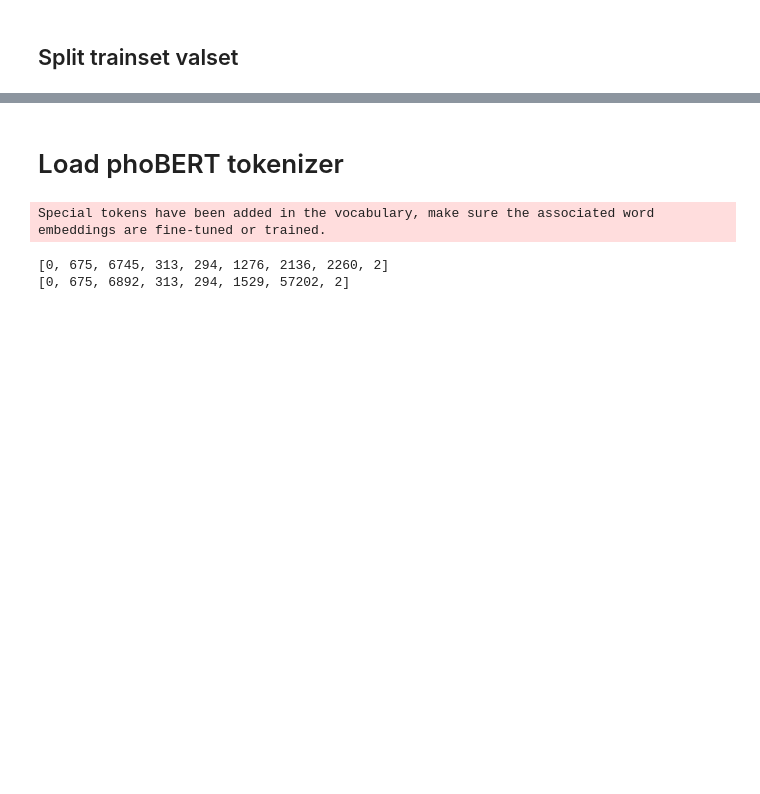
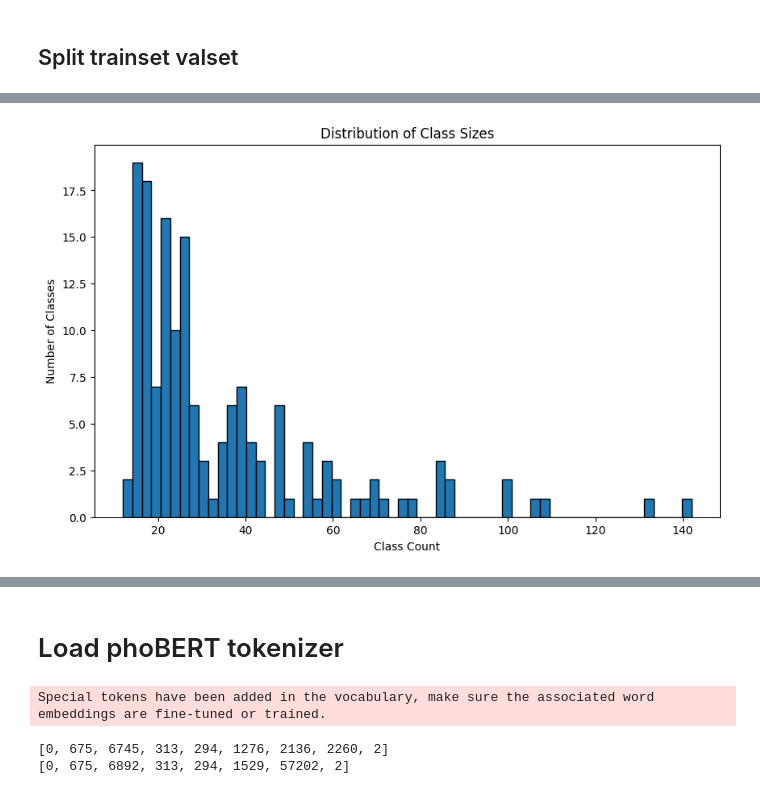
Before and after one commit to duongnghia222/News_classification, a Jupyter notebook: NPL_news_classification_updated.ipynb, the cells around one changed output, grey strips where cells are left out. Drawn from its saved outputs; the diff is of its cells as text; code cells hidden in the pictures; blank space fills up the shorter version.

```diff
--- a/NPL_news_classification_updated.ipynb
+++ b/NPL_news_classification_updated.ipynb
@@ -204,0 +246,3 @@ trainset, valset = train_test_split(e_df, test_size=0.2, stratify=y, random_stat
+# %%
+trainset_unique_label = trainset.drop_duplicates(subset='Encode Label').sort_values(by="Class Count")
+trainset_unique_label.head()
@@ -204,0 +258,9 @@ trainset, valset = train_test_split(e_df, test_size=0.2, stratify=y, random_stat
+# %%
+plt.figure(figsize=(10,6))
+plt.hist(trainset_unique_label['Class Count'], bins=60, edgecolor='black')
+plt.title('Distribution of Class Sizes')
+plt.xlabel('Class Count')
+plt.ylabel('Number of Classes')
+plt.show()
+# %% [output]
+[figure, added]
```
Also changed, not shown: parts of 34 cells of this notebook, 4 other files.
